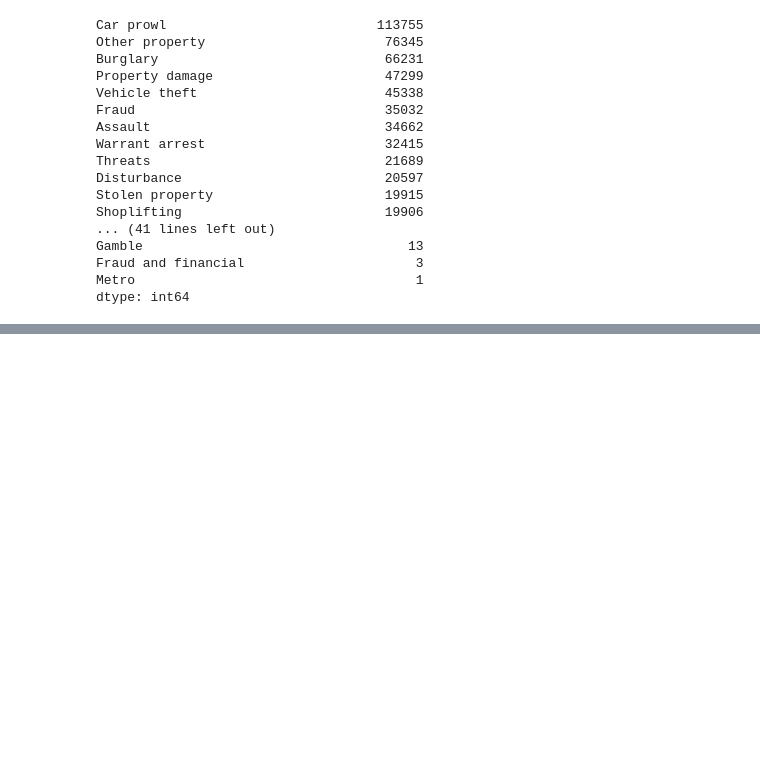
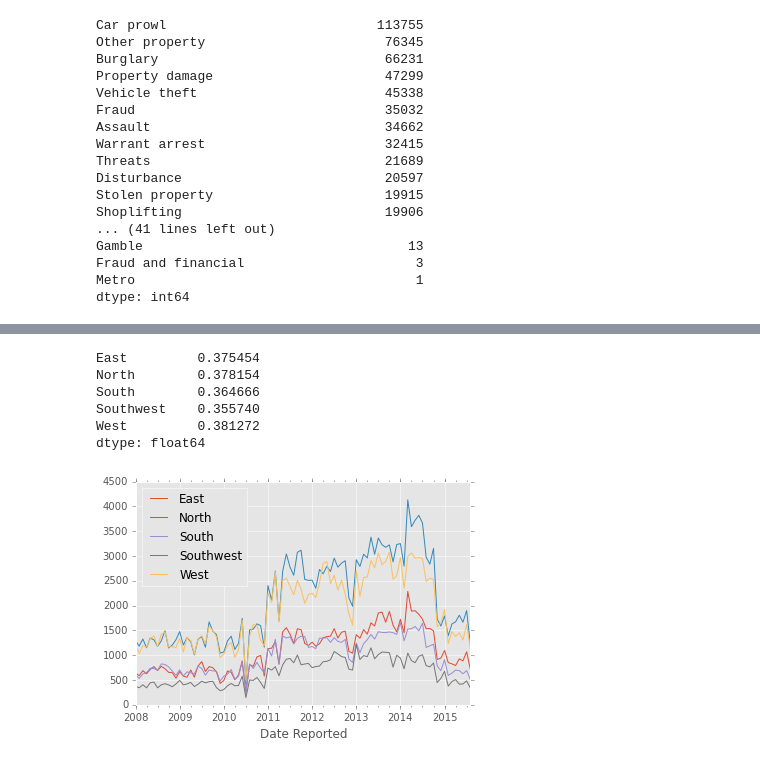
Before and after one commit to RaySSharma/crime-activity-seattle, a Jupyter notebook: CrimeActivitySeattle.ipynb, the cells around one changed output, grey strips where cells are left out. Saved outputs shown, nothing was run; the diff lists cells and outputs as text; code cells hidden in the pictures; blank space fills up the shorter version.

```diff
--- a/CrimeActivitySeattle.ipynb
+++ b/CrimeActivitySeattle.ipynb
@@ -138,0 +141,7 @@ fig.tight_layout()
+# %%
+dist = crimes['District/Sector']
+distN = crimes[(dist == 'B') | (dist == 'N') | (dist == 'L') | (dist == 'J') | (dist == 'U')]
+distS = crimes[(dist == 'O') | (dist == 'R') | (dist == 'S')]
+distE = crimes[(dist == 'E') | (dist == 'C') | (dist == 'G')]
+distW = crimes[(dist == 'Q') | (dist == 'D') | (dist == 'M') | (dist == 'K')]
+distSW = crimes[(dist == 'W') | (dist == 'F')]
@@ -138,0 +173,15 @@ fig.tight_layout()
+# %%
+dist_tot = pd.DataFrame({'North': distN.index.value_counts(), 'South': distS.index.value_counts(),
+                         'East': distE.index.value_counts(), 'West': distW.index.value_counts(),
+                         'Southwest': distSW.index.value_counts()})
+
+dist_tot['2008-01-01':].resample('M', how='sum').plot()
+dist_tot['2008-01-01':].std() / dist_tot['2008-01-01':].mean()
+# %% [output]
+East         0.375454
+North        0.378154
+South        0.364666
+Southwest    0.355740
+West         0.381272
+dtype: float64
+[figure, added]
```
Also changed, not shown: parts of 9 cells of this notebook.
